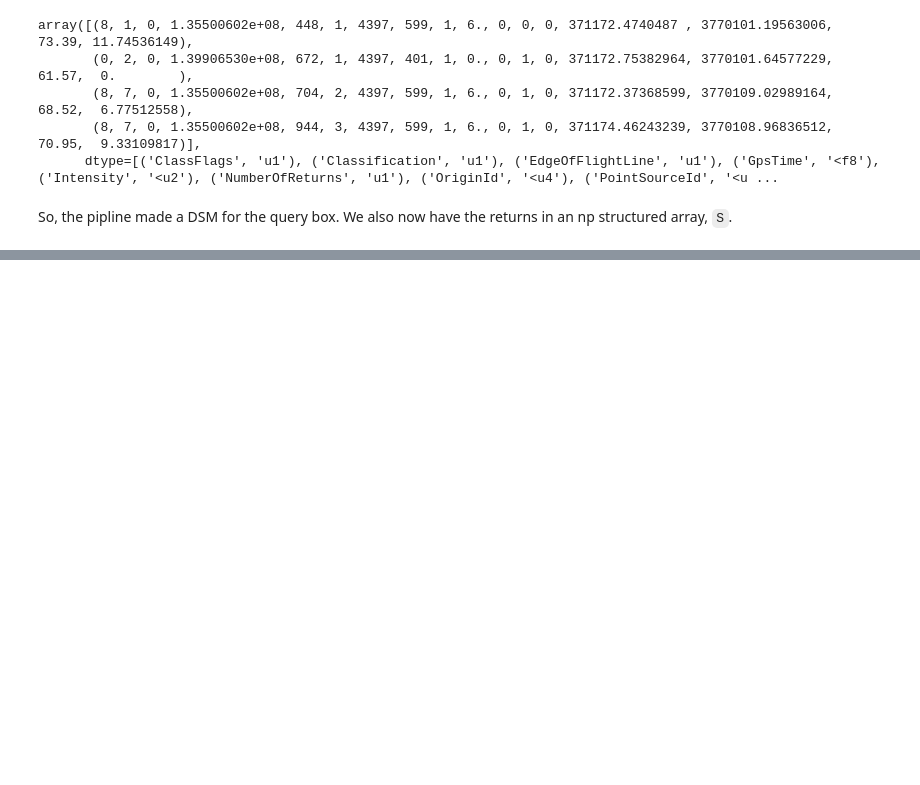
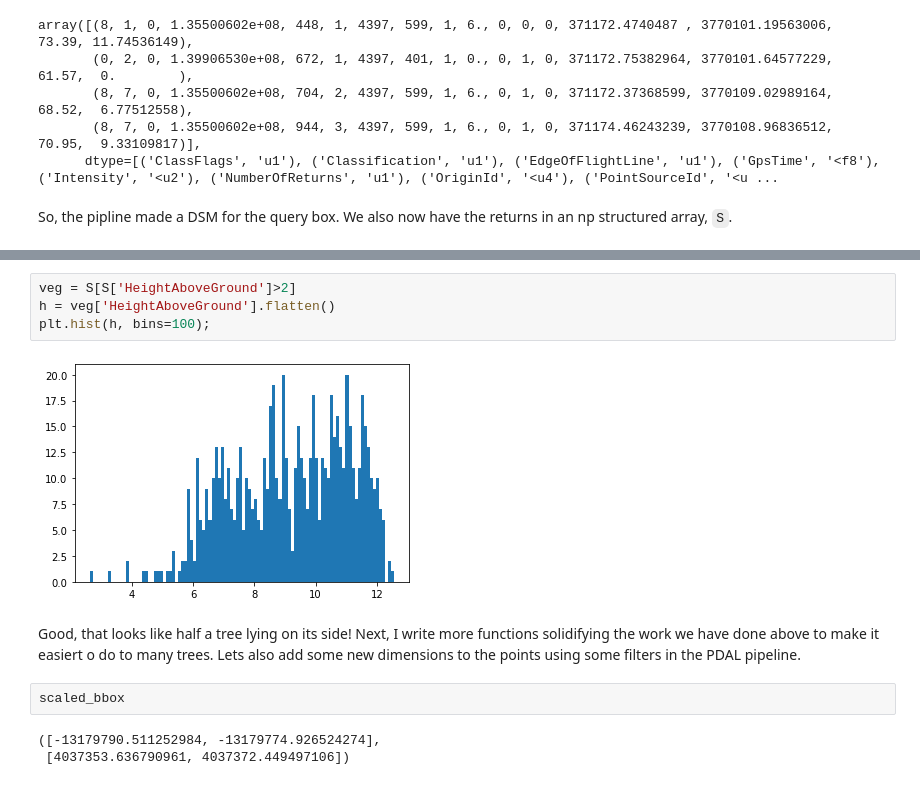
Before and after one commit to kulpojke/UrbanForest, a Jupyter notebook: Allometry/la_sunset_allo.ipynb, the cells around one changed output, grey strips where cells are left out. Cells and saved outputs as stored; diff of their text form; blank space fills up the shorter version.

```diff
--- a/Allometry/la_sunset_allo.ipynb
+++ b/Allometry/la_sunset_allo.ipynb
@@ -362,0 +358,13 @@ from sklearn.ensemble import RandomForestRegressor
+# %%
+veg = S[S['HeightAboveGround']>2]
+h = veg['HeightAboveGround'].flatten()
+plt.hist(h, bins=100);
+# %% [output]
+[figure, added]
+# %% [markdown]
+Good, that looks like half a tree lying on its side!  Next, I write more functions solidifying the work we have done above to make it easiert o do to many trees.  Lets also add some new dimensions to the points using some filters in the PDAL pipeline.
+# %%
+scaled_bbox
+# %% [output]
+([-13179790.511252984, -13179774.926524274],
+ [4037353.636790961, 4037372.449497106])
```
Also changed, not shown: parts of 24 cells of this notebook, 1 other file.
